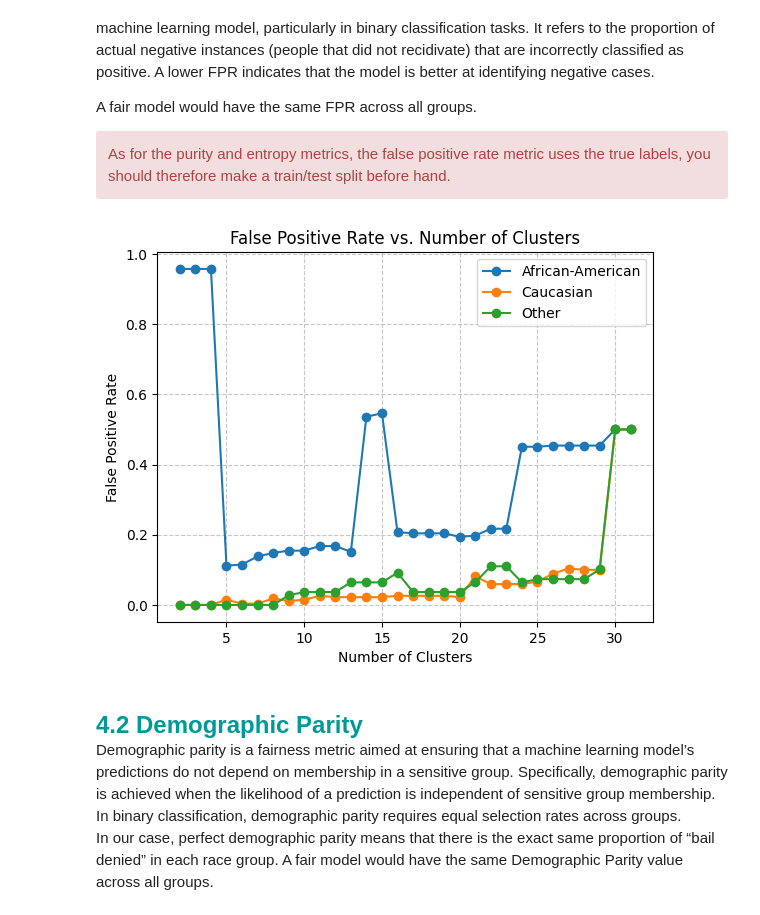
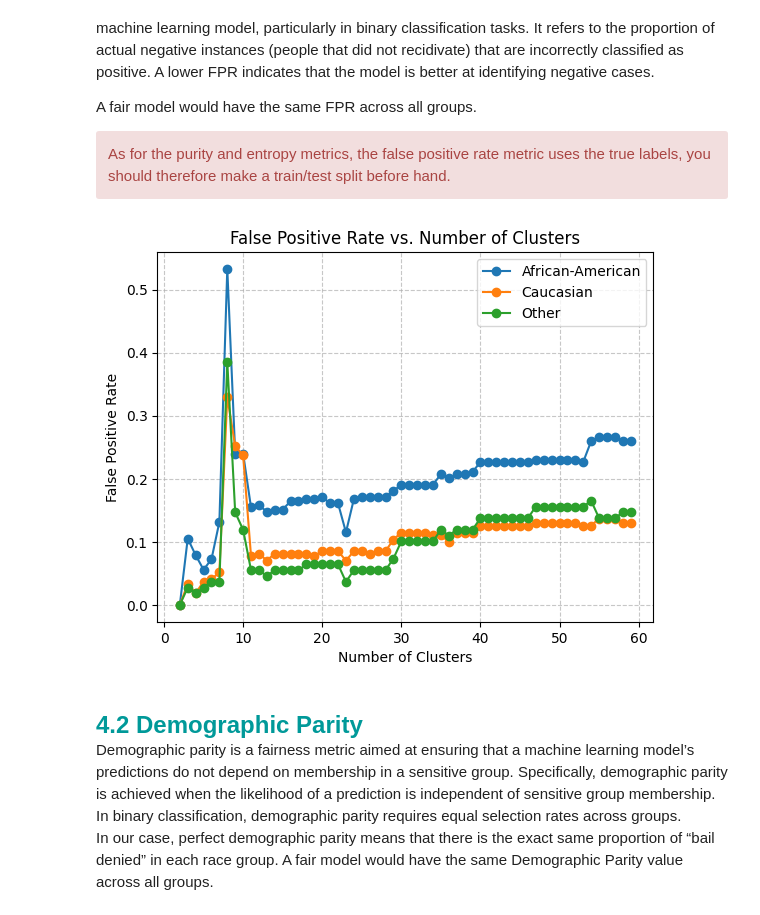
Before and after one commit to Potomolo/LEPL1109-CraHackaton, a Jupyter notebook: Hackaton_3/H3-Clustering-Student.ipynb, the cells around one changed output. Cells and saved outputs as stored; diff of their text form; code cells hidden in the pictures.

Commit message:
correction code 4.1 : training sur tout le dataset et pas que l'ethnie

```diff
--- a/Hackaton_3/H3-Clustering-Student.ipynb
+++ b/Hackaton_3/H3-Clustering-Student.ipynb
@@ -1268,43 +1268,38 @@ CELL N°4.1 False Positive Rate
 
 @pre:  A split of your dataset: X_train, X_test, y_train, y_test
 @post: A "False Positive Rate vs Number of Clusters" plot for each group
 """
 group_labels = np.where(race_mapped == 0, 0, np.where(race_mapped == 1, 1, 2))
 race_reverse_map = {0:"African-American" ,1:"Caucasian" ,2:"Other"}
 # Because the dataset is imbalanced, we will repartition our dataset into three race groups: African-American, Caucasian and Other.
 # Doing so, you can now use X_test[group_val == i] to get the test points with race i.
 
 
 X_train_wrace, X_test_wrace, y_train_wrace, y_test_wrace, group_train, group_val = \
     train_test_split( X, y, group_labels, test_size=0.2, random_state=random_seed)
 
-#print(X_test_wrace[group_val == 2])
-#print(X_train_wrace[group_train==0])
-#print(y_test_wrace[group_val == 2])
-#print(y_train_wrace[group_train==2])
-
 for race_index in range(0,3):
-    n=30
-    tp = np.arange(n);fn= np.arange(n);tn= np.arange(n);fp =np.arange(n);fpr=np.arange(n)
+    n= 60
+    tp = np.arange(n-2);fn= np.arange(n-2);tn= np.arange(n-2);fp =np.arange(n-2);fpr=np.arange(n-2)
     for i in range(2,n):
         kmeans = KMeans(n_clusters=i, random_state=random_seed)
 
-        y_pred = compute_y_pred(kmeans, X_train_wrace[group_train==race_index], X_test_wrace[group_val==race_index], y_train_wrace[group_train==race_index])
+        y_pred = compute_y_pred(kmeans, X_train_wrace, X_test_wrace[group_val==race_index], y_train_wrace)
 
         tn[i-2], fp[i-2], fn[i-2], tp[i-2] = confusion_matrix(y_test_wrace[group_val==race_index],y_pred).ravel()
 
     # Calculer le FPR
     fpr = fp / (fp + tn)
 
     plt.xlabel("Number of Clusters")
     plt.ylabel("False Positive Rate")
     plt.title("False Positive Rate vs. Number of Clusters")
-    plt.plot(np.arange(2,n+2),fpr, '-o',label = f'{race_reverse_map[race_index]}')
+    plt.plot(np.arange(2,n),fpr, '-o',label = f'{race_reverse_map[race_index]}')
     plt.grid(True, linestyle="--", alpha=0.7)
 plt.legend()
 plt.show()
 # %% [output]
-[figure, old version]
+[figure, new version]
 # %% [markdown]
 <br>
 <font size=5 color=#009999> <b>4.2 Demographic Parity</b> <br>
```
